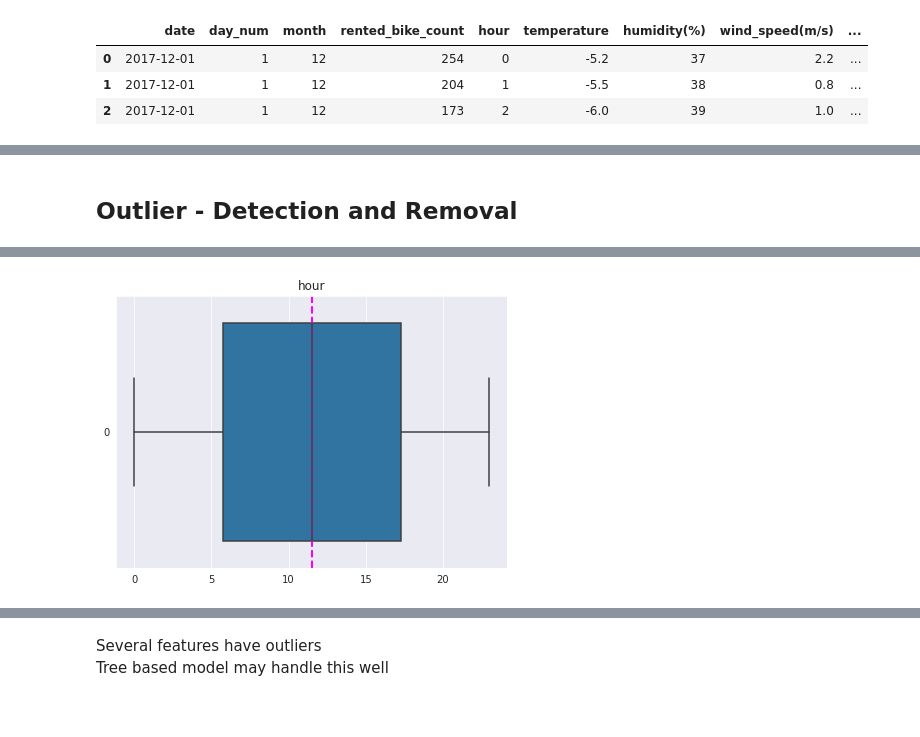
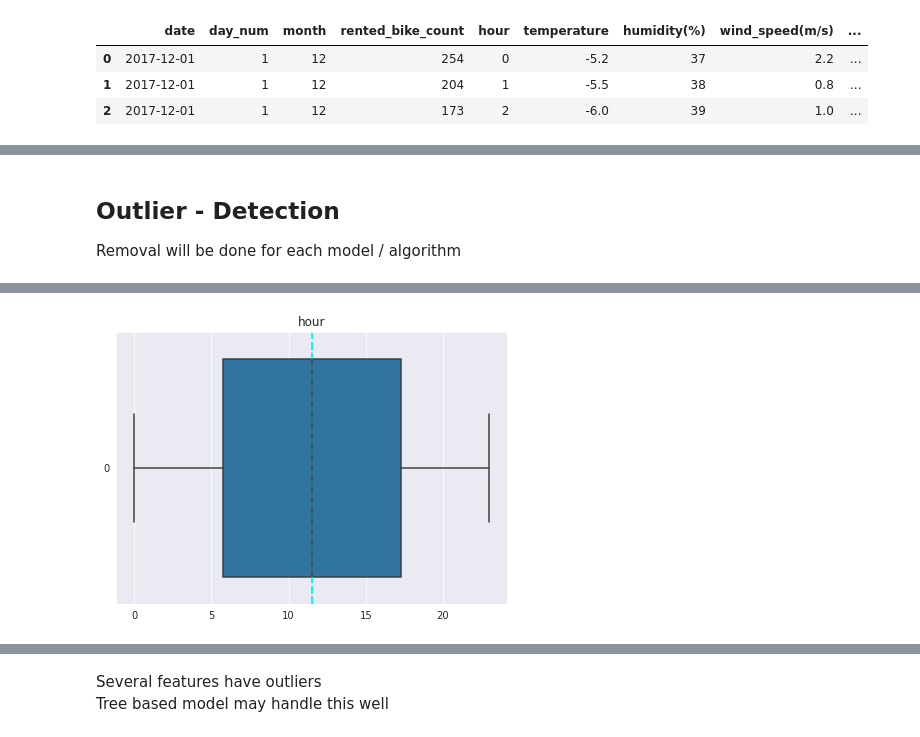
Before and after one commit to suchirmm/seoulbike, a Jupyter notebook: project_seoulbike.ipynb, the cells around one changed output, grey strips where cells are left out. Saved outputs shown, nothing was run; the diff lists cells and outputs as text; code cells hidden in the pictures.

```diff
--- a/project_seoulbike.ipynb
+++ b/project_seoulbike.ipynb
@@ -781,3 +834,24 @@ sns.heatmap(abs(correlation), annot=True, cmap='coolwarm', mask=matrix )
 # %% [output]
 <matplotlib.axes._subplots.AxesSubplot at 0x...>
 [figure]
+# %%
+# Regression analysis done over df_dates
+
+for col in list(df_dates.describe().columns)[:-1]:
+    fig = plt.figure(figsize=(7,5))
+    ax = fig.gca()
+    feature = df_dates[col]
+
+
+    sns.regplot(x=feature, y=df_dates['rented_bike_count'], scatter = True, fit_reg = True)
+    # feature.hist(bins=50, ax = ax)
+    ax.axvline(feature.mean(), color='magenta', linestyle='dashed', linewidth=2)
+    ax.axvline(feature.median(), color='cyan', linestyle='dashed', linewidth=2)
+    ax.set_title(col)
+
+    # For outliers sns.boxplot(data = feature, orient = 'h')
+    # feature.hist(bins=50, ax = ax)
+    # ax.axvline(feature.mean(), color='magenta', linestyle='dashed', linewidth=2)
+    # ax.axvline(feature.median(), color='cyan', linestyle='dashed', linewidth=2)
+
+plt.show()
@@ -860,0 +875,21 @@ numerical_features
+# %%
+# See the distribution
+
+for col in numerical_features:
+    fig = plt.figure(figsize=(7,5))
+    ax = fig.gca()
+    feature = df[col]
+
+    sns.kdeplot(data = df, x = feature)
+    # feature.hist(bins=50, ax = ax)
+    ax.axvline(feature.mean(), color='magenta', linestyle='dashed', linewidth=2)
+    ax.axvline(feature.median(), color='cyan', linestyle='dashed', linewidth=2)
+    ax.set_title(col)
+
+    # For outliers sns.boxplot(data = feature, orient = 'h')
+    # feature.hist(bins=50, ax = ax)
+    # ax.axvline(feature.mean(), color='magenta', linestyle='dashed', linewidth=2)
+    # ax.axvline(feature.median(), color='cyan', linestyle='dashed', linewidth=2)
+    ax.set_title(col)
+
+plt.show()
@@ -945,5 +966,6 @@ sns.heatmap(data[num_tgt].corr(method='kendall'),annot=True,fmt='.2f',mask=np.tr
 # %% [markdown]
-## **Outlier - Detection and Removal**
+## **Outlier - Detection**
+Removal will be done for each model / algorithm
 # %%
 # Checking for outliers
 # Outliers - Windspeed, solar_radiation(mj/m2), rainfall(mm), snowfall(cm)
@@ -955,7 +977,7 @@ for col in numerical_features:
     sns.boxplot(data = feature, orient = 'h')
     # feature.hist(bins=50, ax = ax)
     ax.axvline(feature.mean(), color='magenta', linestyle='dashed', linewidth=2)
-    # ax.axvline(feature.median(), color='cyan', linestyle='dashed', linewidth=2)
+    ax.axvline(feature.median(), color='cyan', linestyle='dashed', linewidth=2)
     ax.set_title(col)
 plt.show()
 # %% [output]
@@ -964 +986 @@ plt.show()
-[figure, old version]
+[figure, new version]
```
Also changed, not shown: parts of 41 cells of this notebook.
